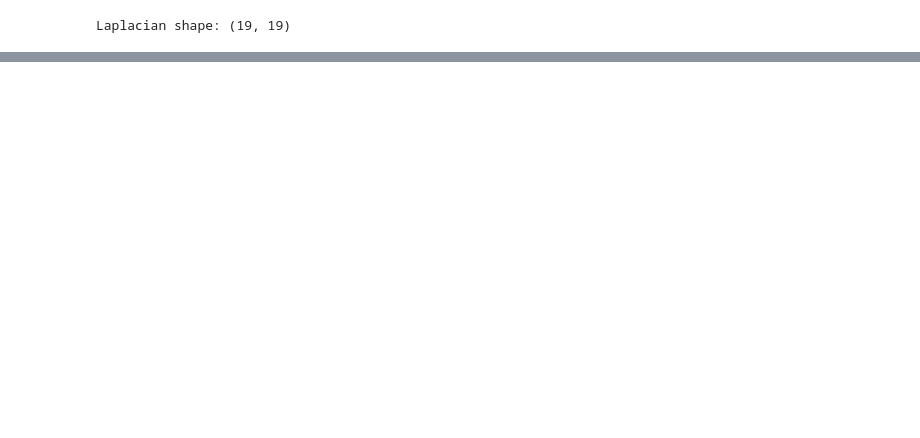
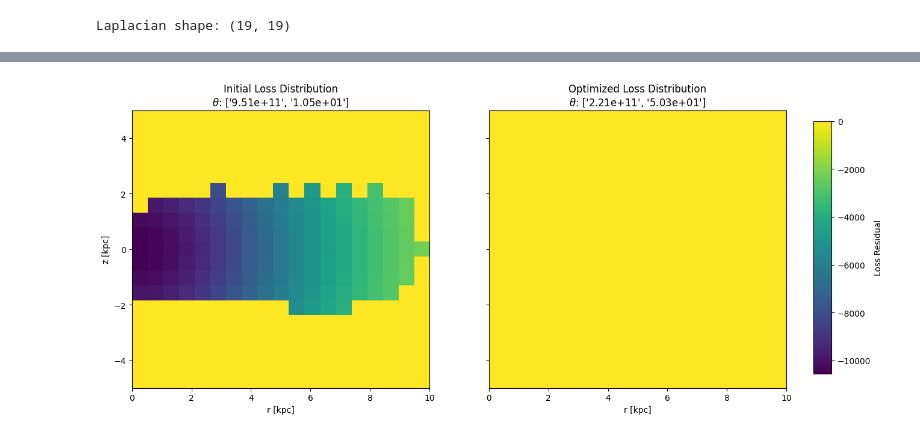
Before and after one commit to anschaible/phoenix, a Jupyter notebook: notebooks/selfconsitency_spheroid.ipynb, the cells around one changed output, grey strips where cells are left out. Saved outputs shown, nothing was run; the diff lists cells and outputs as text; code cells hidden in the pictures; blank space fills up the shorter version.

```diff
--- a/notebooks/selfconsitency_spheroid.ipynb
+++ b/notebooks/selfconsitency_spheroid.ipynb
@@ -198,0 +317,42 @@ print(theta_gradient)
+# %%
+import matplotlib.pyplot as plt
+import matplotlib.colors as colors
+import numpy as np
+
+initial_lp = compute_loss(key, params, Phi_spheroid, theta_hist[0], n_candidates, envelope_max, rbin, zbin)
+final_lp = compute_loss(key, params, Phi_spheroid, theta_hist[-1], n_candidates, envelope_max, rbin, zbin)
+
+vmin = min(np.nanmin(initial_lp), np.nanmin(final_lp))
+vmax = max(np.nanmax(initial_lp), np.nanmax(final_lp))
+
+fig, axes = plt.subplots(1, 2, figsize=(15, 6), sharey=True)
+
+# Common settings for imshow
+im_kwargs = {
+    'origin': 'lower',
+    'aspect': 'auto',
+    'extent': [r_min, r_max, z_min, z_max],
+    'cmap': 'viridis',
+    'vmin': vmin,
+    'vmax': vmax
+}
+
+# Left Plot: Initial
+im0 = axes[0].imshow(initial_lp.T, **im_kwargs)
+axes[0].set_title(f'Initial Loss Distribution\n' + r'$\theta$: ' + f'{[f"{t:.2e}" for t in theta_hist[0]]}')
+axes[0].set_xlabel('r [kpc]')
+axes[0].set_ylabel('z [kpc]')
+
+# Right Plot: Optimized
+im1 = axes[1].imshow(final_lp.T, **im_kwargs)
+axes[1].set_title(f'Optimized Loss Distribution\n' + r'$\theta$: ' + f'{[f"{t:.2e}" for t in theta_hist[-1]]}')
+axes[1].set_xlabel('r [kpc]')
+
+# Add one shared colorbar
+fig.subplots_adjust(right=0.85)
+cbar_ax = fig.add_axes([0.88, 0.15, 0.02, 0.7])
+fig.colorbar(im1, cax=cbar_ax, label='Loss Residual')
+
+plt.show()
+# %% [output]
+[figure, added]
```
Also changed, not shown: parts of 13 cells of this notebook, 2 other files.
